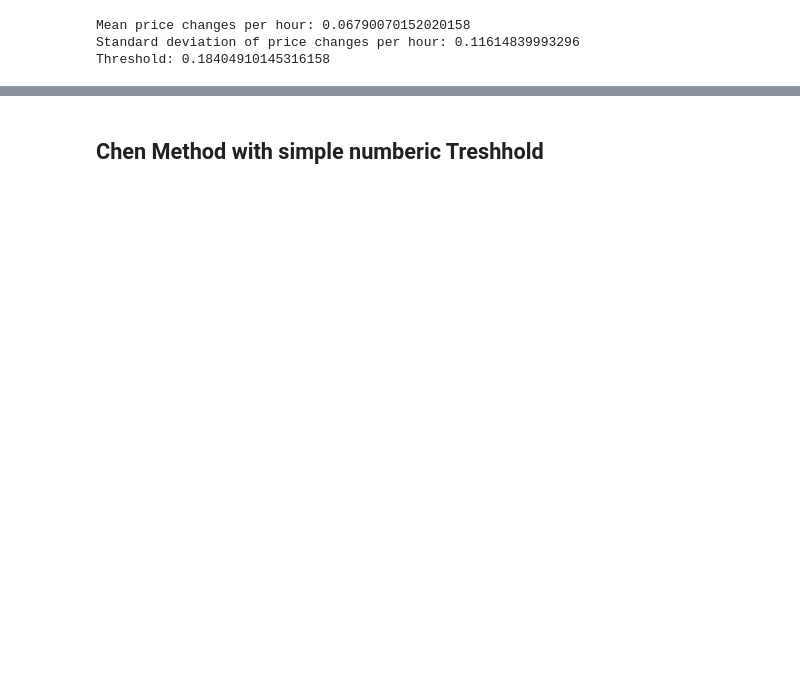
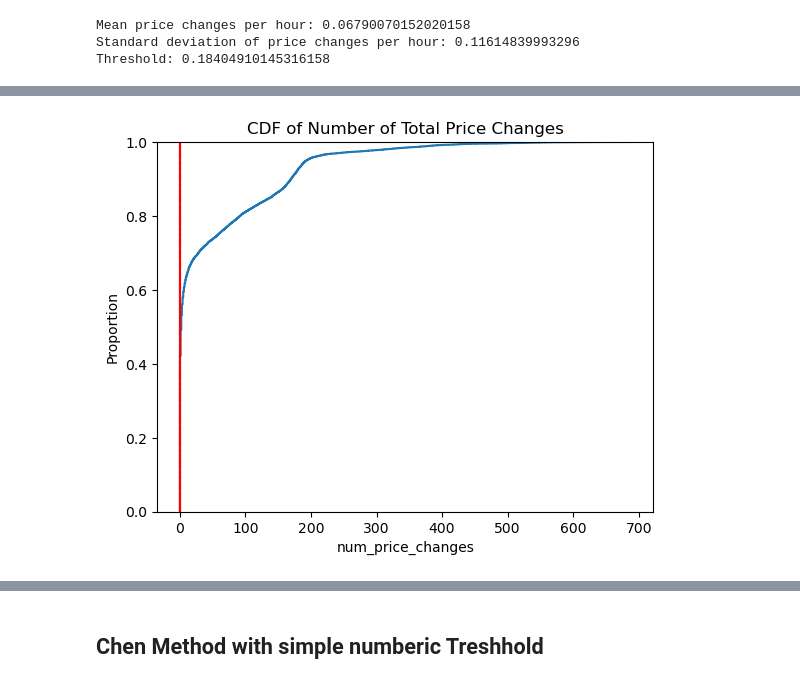
Before and after one commit to RobertBetschinger/MA-Analyse, a Jupyter notebook: Notebooks/(4)PA-User Detection.ipynb, the cells around one changed output, grey strips where cells are left out. Drawn from its saved outputs; the diff is of its cells as text; code cells hidden in the pictures; blank space fills up the shorter version.

```diff
--- a/Notebooks/(4)PA-User Detection.ipynb
+++ b/Notebooks/(4)PA-User Detection.ipynb
@@ -74,11 +74,14 @@ df['price_change'] = (
 observation_time = df.groupby(['asin', 'sellerName'])['time'].agg(['min', 'max']).reset_index()
 observation_time['observation_time'] = observation_time['max'] - observation_time['min']
 
+# Add a new column with the observation time in seconds
+observation_time['observation_time_seconds'] = observation_time['observation_time'].dt.total_seconds()
+
 # Now, group by 'asin' and 'sellerName' and sum the 'price_change' column to get the number of price changes
 price_changes = df.groupby(['asin', 'sellerName'])['price_change'].sum().reset_index()
 
 # Merge the price_changes and observation_time DataFrames
-result_df = pd.merge(price_changes, observation_time[['asin', 'sellerName', 'observation_time']], on=['asin', 'sellerName'])
+result_df = pd.merge(price_changes, observation_time[['asin', 'sellerName', 'observation_time', 'observation_time_seconds']], on=['asin', 'sellerName'])
 
 # Convert the result to a list of tuples
 result = list(result_df.itertuples(index=False, name=None))
@@ -109,2 +116,4 @@ for x in result:
+# %%
+multiply_factor = 1.0
 # %%
 # Convert the result list to a DataFrame
@@ -316,0 +291,13 @@ Combined Z-score Threshold: 2.5
+# %%
+import matplotlib.pyplot as plt
+import seaborn as sns
+
+# CDF of the number of total price changes
+sns.ecdfplot(data=result_df, x='num_price_changes')
+plt.axvline(x=mean_price_changes, color='red', linestyle='--')  # 1 SD
+plt.axvline(x=mean_price_changes + std_price_changes, color='red', linestyle='-.')  # 2 SD
+plt.axvline(x=mean_price_changes + 2*std_price_changes, color='red')  # 3 SD
+plt.title('CDF of Number of Total Price Changes')
+plt.show()
+# %% [output]
+[figure, added]
```
Also changed, not shown: parts of 20 cells of this notebook, 5 other files.
